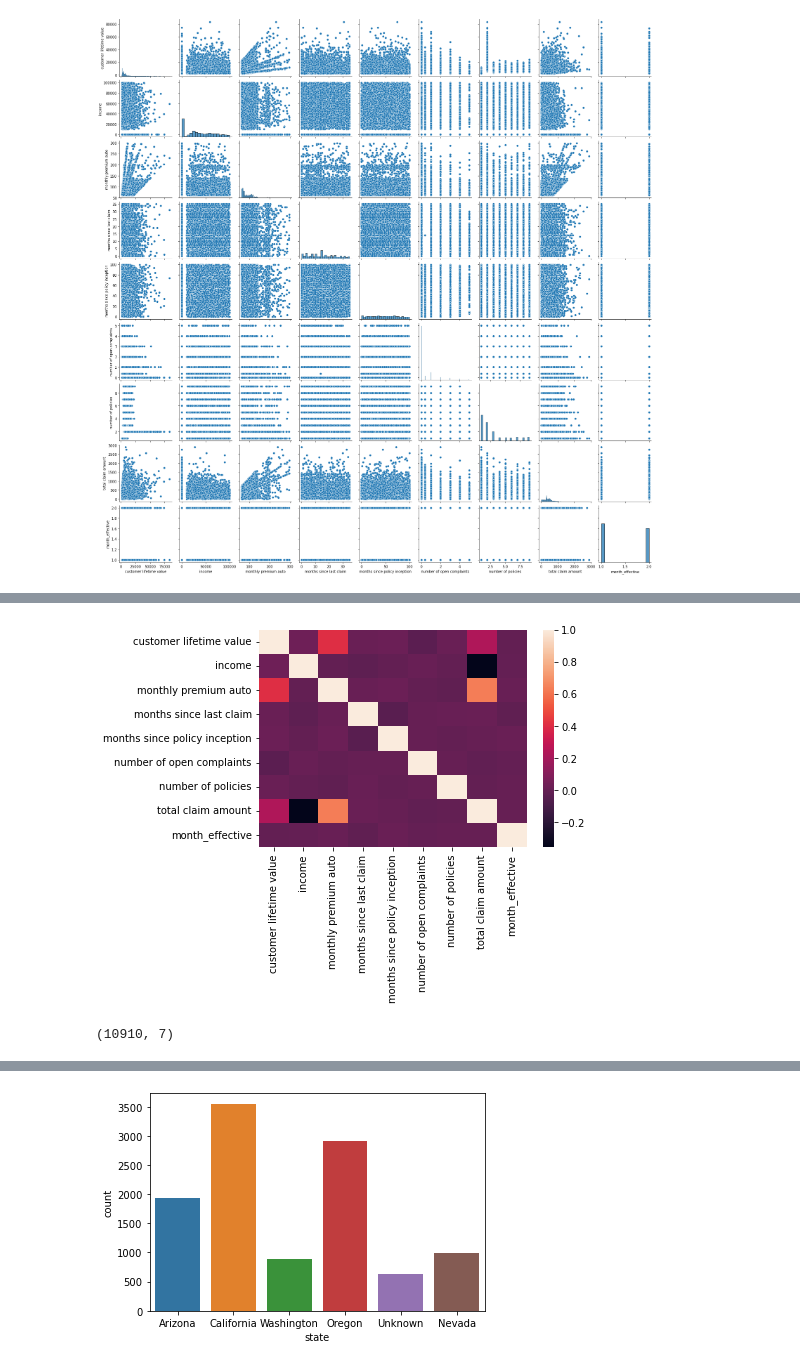
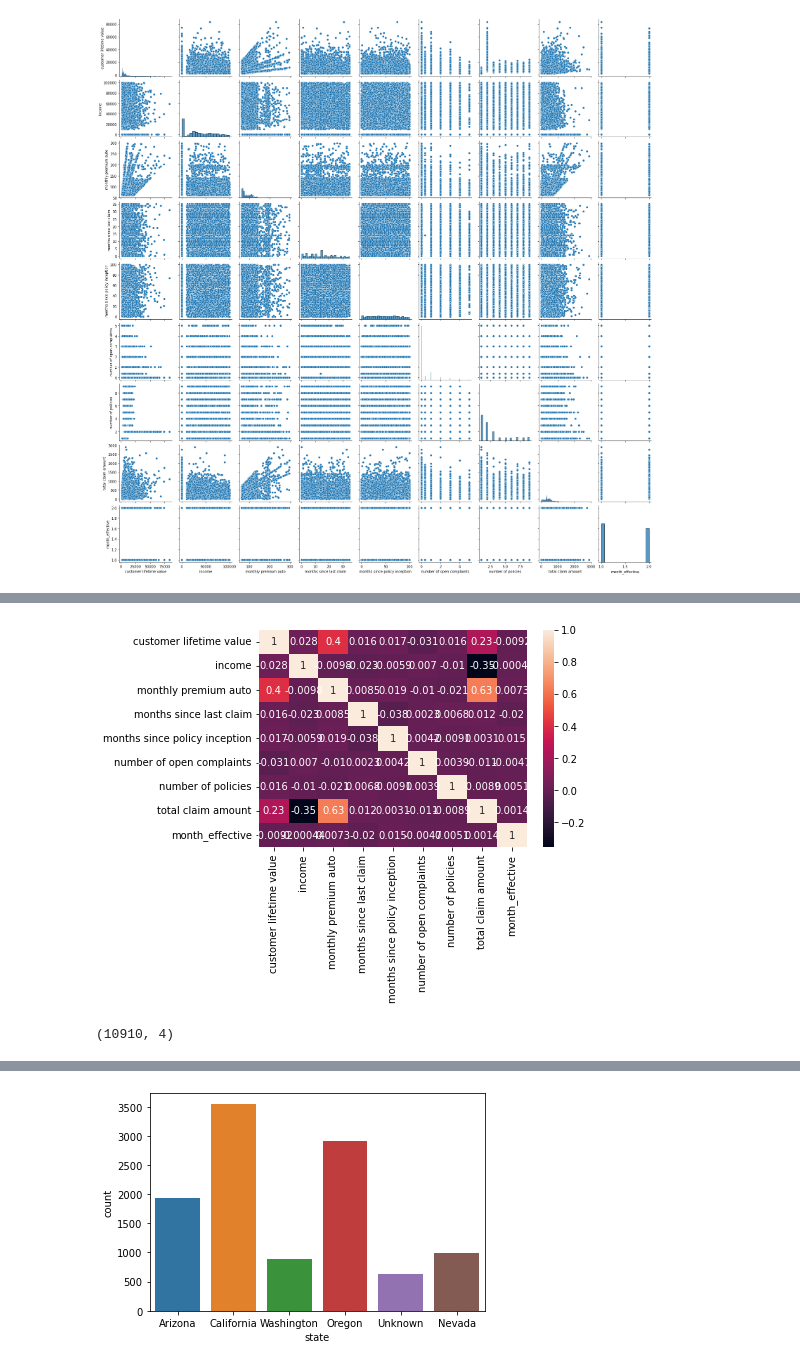
Before and after one commit to audedef/lab-customer-analysis-round-2, a Jupyter notebook: ex-lab-customer-analysis.ipynb, the cells around one changed output, grey strips where cells are left out. Drawn from its saved outputs; the diff is of its cells as text; code cells hidden in the pictures.

```diff
--- a/ex-lab-customer-analysis.ipynb
+++ b/ex-lab-customer-analysis.ipynb
@@ -542,23 +544,23 @@ correlations_num
 # %%
 # Drop one of the two features that show a high correlation between them (greater than 0.9).
 # Write code for both the correlation matrix and for seaborn heatmap
 
 # There is no high correlation between them, knowing that our target is total claim amount
 # Let's do the heatmap to confirm
 
-sns.heatmap(correlations_num)
+sns.heatmap(correlations_num, annot = True)
 plt.show()
 # %% [output]
-[figure, old version]
+[figure, new version]
 # %%
 # Total claim amount is correlated with monthly premium auto and lightly with customer lifetime value.
 # And customer lifetime value is lightly correlated with monthly premium auto
 # %%
-# Let's drop customer lifetime value, and income which is too far
-df_numerical = df_numerical[['monthly premium auto', 'months since last claim', 'months since policy inception', 'number of open complaints', 'number of policies','month_effective','total claim amount']]
+# Let's drop 'months since last claim', 'months since policy inception', number of open complaints', 'number of policies','month_effective'
+df_numerical = df_numerical[['customer lifetime value', 'monthly premium auto', 'total claim amount', 'income']]
 df_numerical.shape
 # %% [output]
-(10910, 7)
+(10910, 4)
 # %%
 corr_mat2 = df_numerical.corr()
 sns.heatmap(corr_mat2)
```
Also changed, not shown: parts of 82 cells of this notebook.
